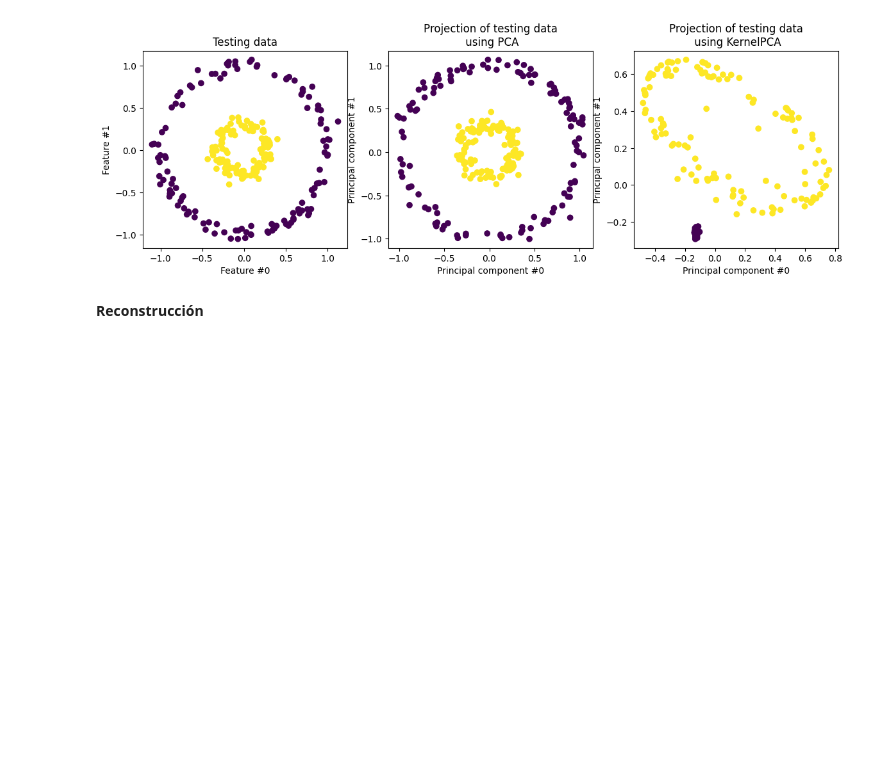
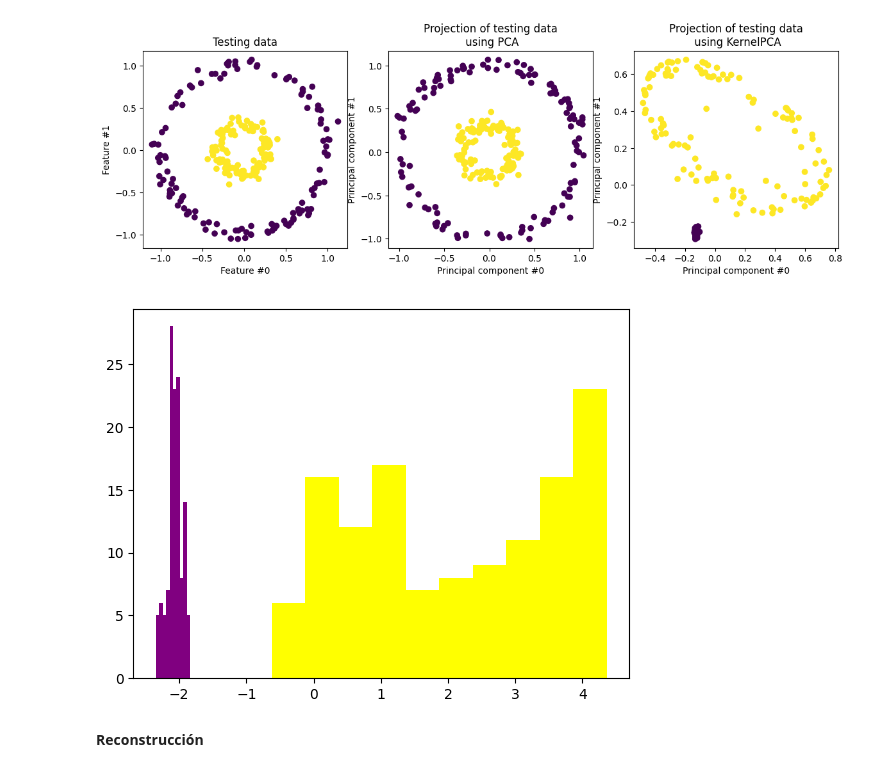
Before and after one commit to JulianCarvajal/Intro_ML_2025, a Jupyter notebook: Clase 21 - Extracción no lineal de características - aprendizaje de variedades.ipynb, the cells around one changed output. Saved outputs shown, nothing was run; the diff lists cells and outputs as text; code cells hidden in the pictures; blank space fills up the shorter version.

```diff
--- a/Clase 21 - Extracción no lineal de características - aprendizaje de variedades.ipynb
+++ b/Clase 21 - Extracción no lineal de características - aprendizaje de variedades.ipynb
@@ -131,6 +134,19 @@ kernel_pca_proj_ax.set_xlabel("Principal component #0")
 _ = kernel_pca_proj_ax.set_title("Projection of testing data\n using KernelPCA")
 # %% [output]
 [figure]
+# %%
+from sklearn.discriminant_analysis import LinearDiscriminantAnalysis
+from numpy.linalg import inv
+X_train_kernel_pca = kernel_pca.transform(X_train)
+clf = LinearDiscriminantAnalysis(solver='eigen')
+clf.fit_transform(X_train_kernel_pca[:,:2],y_train)
+c = clf.transform(X_test_kernel_pca[:,:2])
+# %%
+plt.hist(c[y_test==0],color='purple')
+plt.hist(c[y_test==1],color='yellow')
+plt.show()
+# %% [output]
+[figure, added]
 # %% [markdown]
 **Reconstrucción**
 # %%
```
Also changed, not shown: parts of 1 cell of this notebook, 3 other files.
